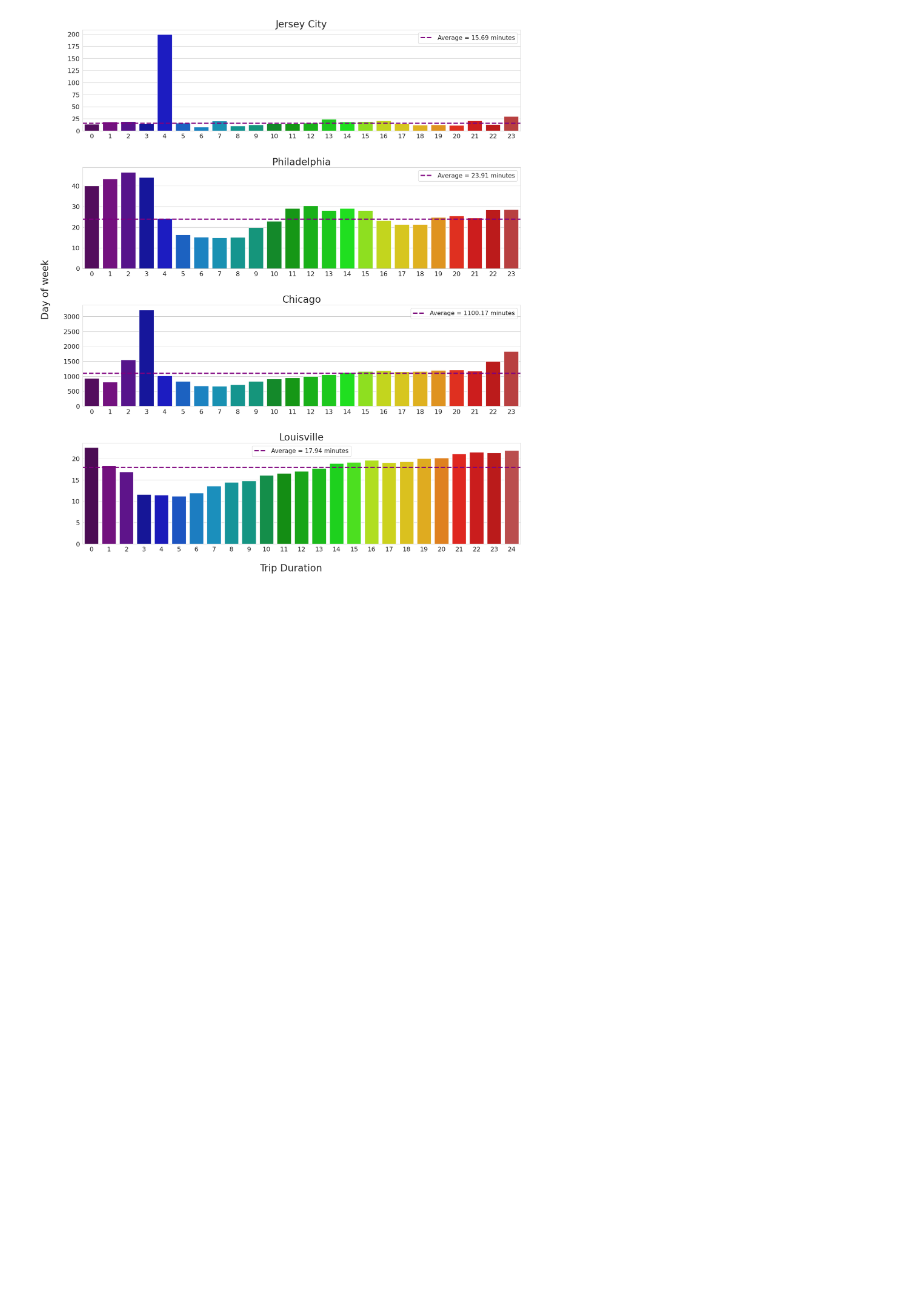
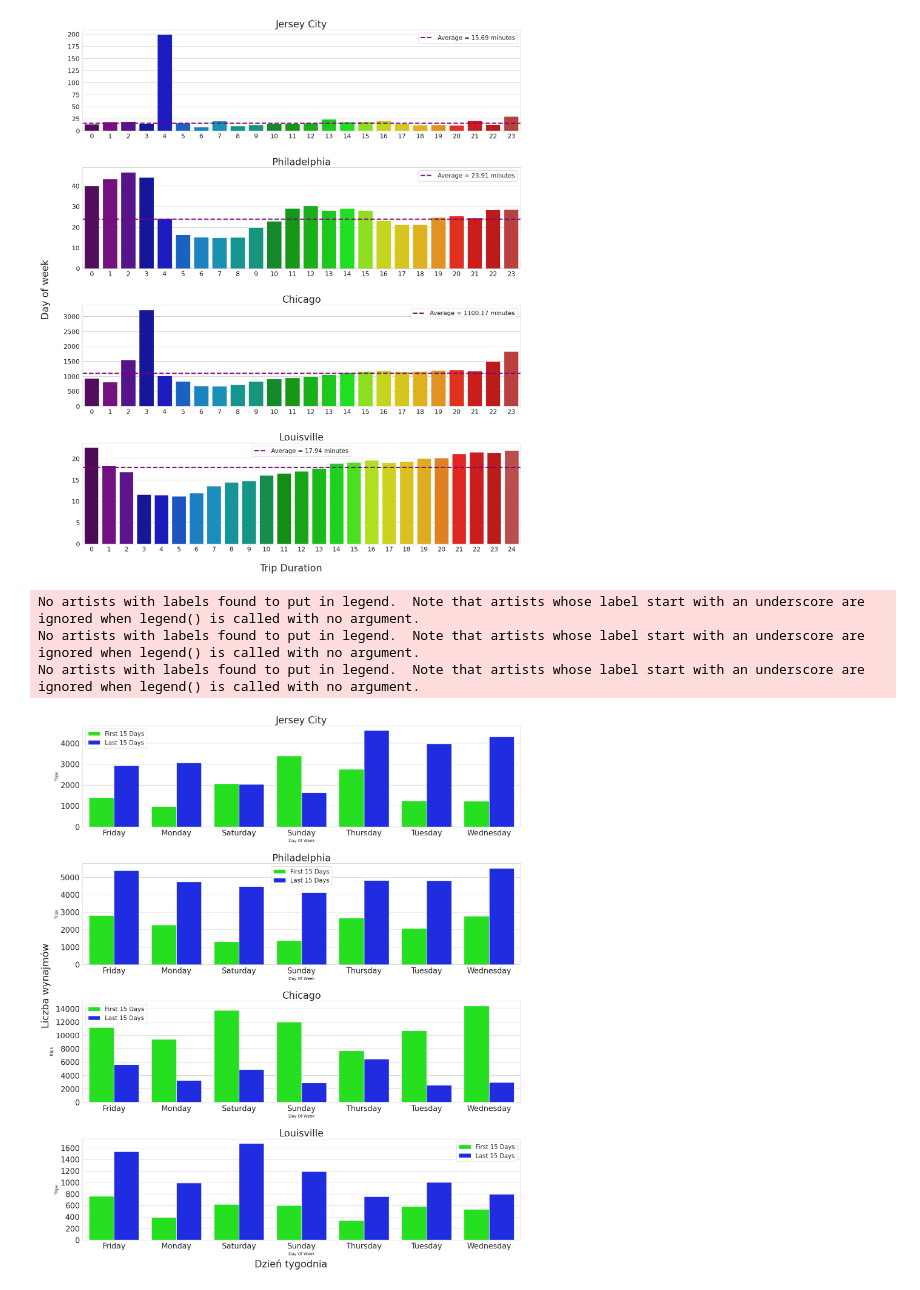
Before and after one commit to JanickiJ/E-Scooter-Data-Analysis, a Jupyter notebook: visuals.ipynb, the cells around one changed output. Cells and saved outputs as stored; diff of their text form; code cells hidden in the pictures; blank space fills up the shorter version.

```diff
--- a/visuals.ipynb
+++ b/visuals.ipynb
@@ -378,0 +454,28 @@ No artists with labels found to put in legend.  Note that artists whose label st
+# %%
+fig, axes = plt.subplots(nrows=4, figsize=(18, 20))
+fig.tight_layout(pad = 7.0)
+fig.subplots_adjust(left=0.1)
+fig.supxlabel("Dzień tygodnia", size = 24)
+fig.supylabel("Liczba wynajmów", size = 24)
+
+for ax, fltdg, name in [[axes[0],fltdg_jersey_city, "Jersey City"],
+                            [axes[1],fltdg_philadelphia, "Philadelphia"],
+                            [axes[2],fltdg_chicago, "Chicago"],
+                            [axes[3],fltdg_louisville, "Louisville"]]:
+
+
+    sns.barplot(x="Day Of Week", y="Trips", hue="Time Period", data=fltdg, palette="hsv", ax=ax)
+    plt.title(name, size=24)
+    plt.legend(prop={'size': 15})
+    plot.set(xlabel=None, ylabel=None)
+    ax.set_title(name, size=24)
+    ax.legend(prop={'size': 15})
+    for tick in ax.xaxis.get_major_ticks():
+        tick.label.set_fontsize(19)
+    for tick in ax.yaxis.get_major_ticks():
+        tick.label.set_fontsize(19)
+# %% [output]
+No artists with labels found to put in legend.  Note that artists whose label start with an underscore are ignored when legend() is called with no argument.
+No artists with labels found to put in legend.  Note that artists whose label start with an underscore are ignored when legend() is called with no argument.
+No artists with labels found to put in legend.  Note that artists whose label start with an underscore are ignored when legend() is called with no argument.
+[figure, added]
```
Also changed, not shown: parts of 3 cells of this notebook, 2 other files.
